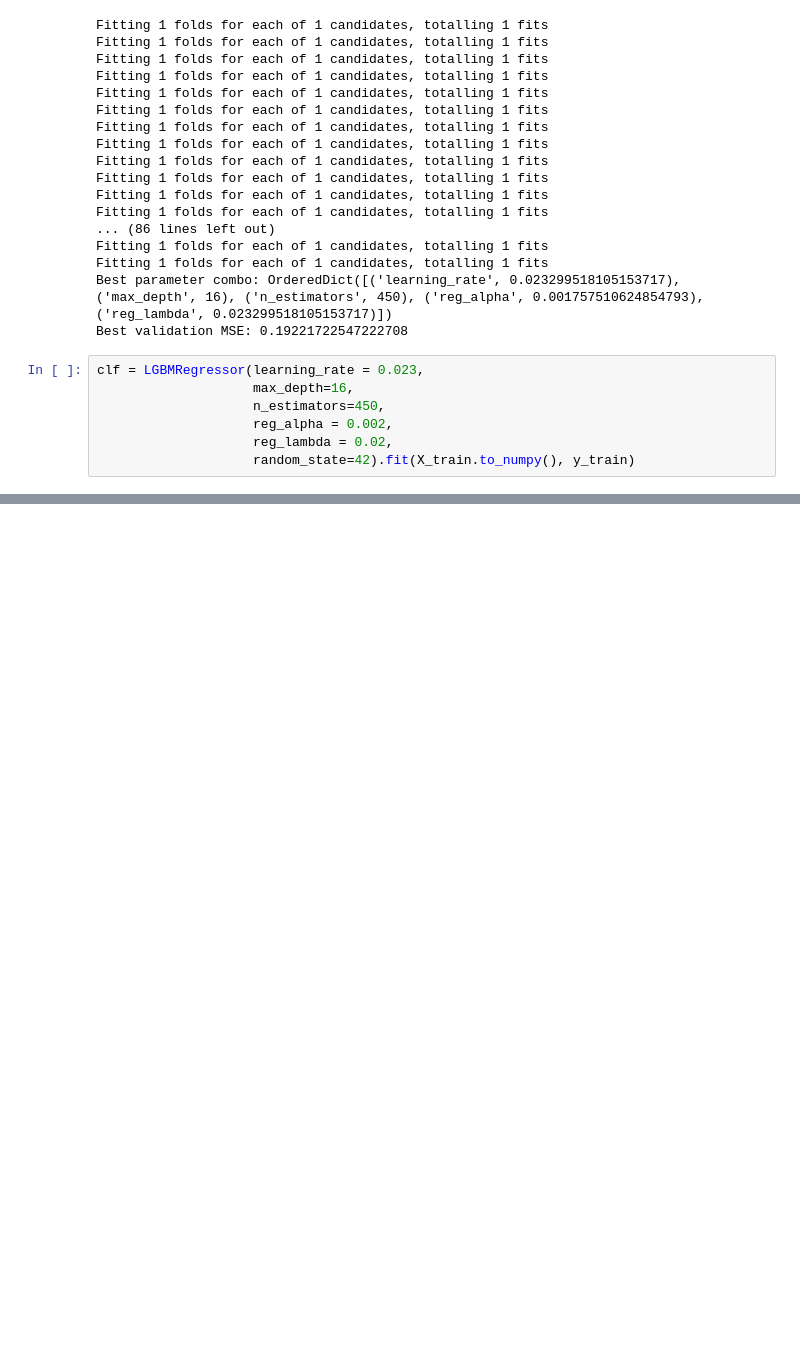
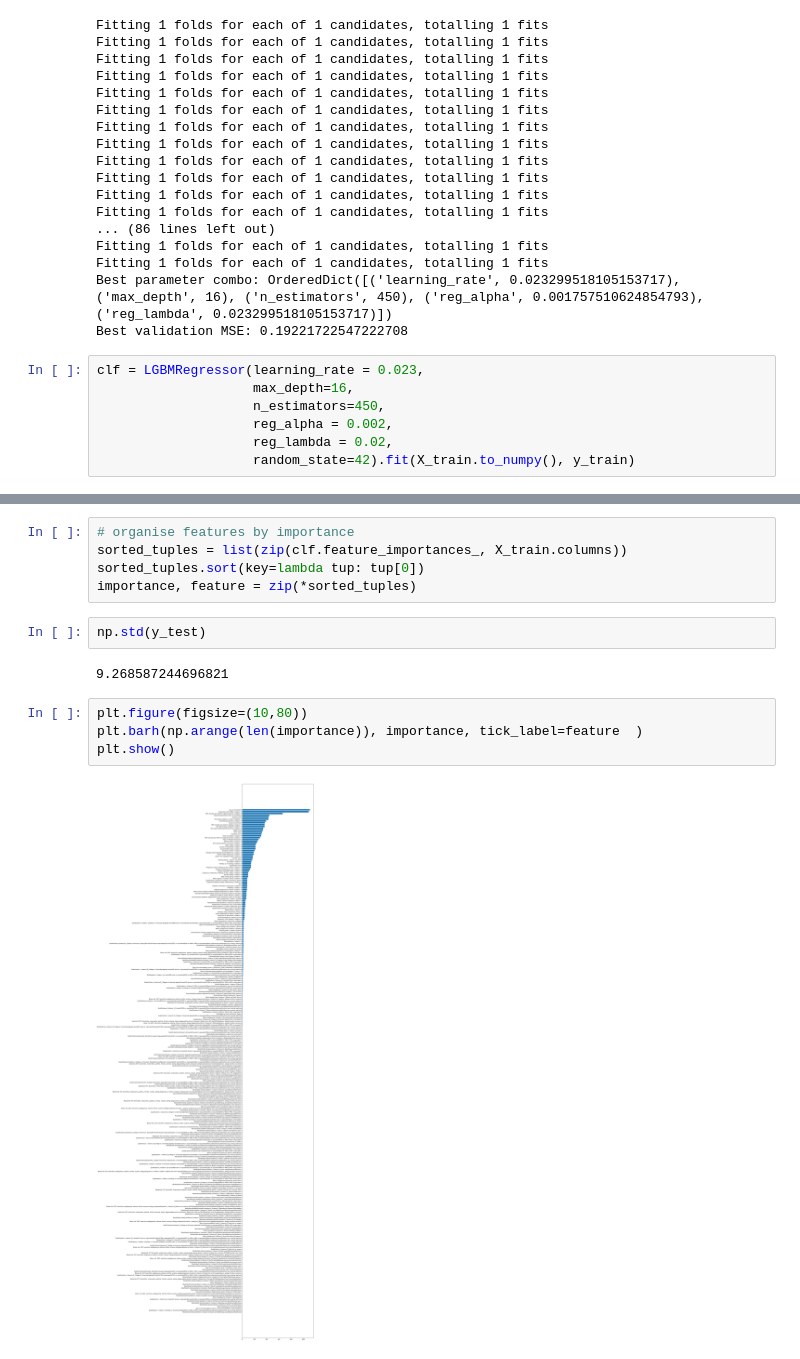
Before and after one commit to abramschon/accel, a Jupyter notebook: notebooks/Custom Encodings/light_gbm.ipynb, the cells around one changed output, grey strips where cells are left out. Cells and saved outputs as stored; diff of their text form; blank space fills up the shorter version.

```diff
--- a/notebooks/Custom Encodings/light_gbm.ipynb
+++ b/notebooks/Custom Encodings/light_gbm.ipynb
@@ -97,0 +122,15 @@ Explained variance is: 0.17300434085539773
+# %%
+# organise features by importance
+sorted_tuples = list(zip(clf.feature_importances_, X_train.columns))
+sorted_tuples.sort(key=lambda tup: tup[0])
+importance, feature = zip(*sorted_tuples)
+# %%
+np.std(y_test)
+# %% [output]
+9.268587244696821
+# %%
+plt.figure(figsize=(10,80))
+plt.barh(np.arange(len(importance)), importance, tick_label=feature  )
+plt.show()
+# %% [output]
+[figure, added]
```
Also changed, not shown: parts of 4 cells of this notebook, 7 other files.
